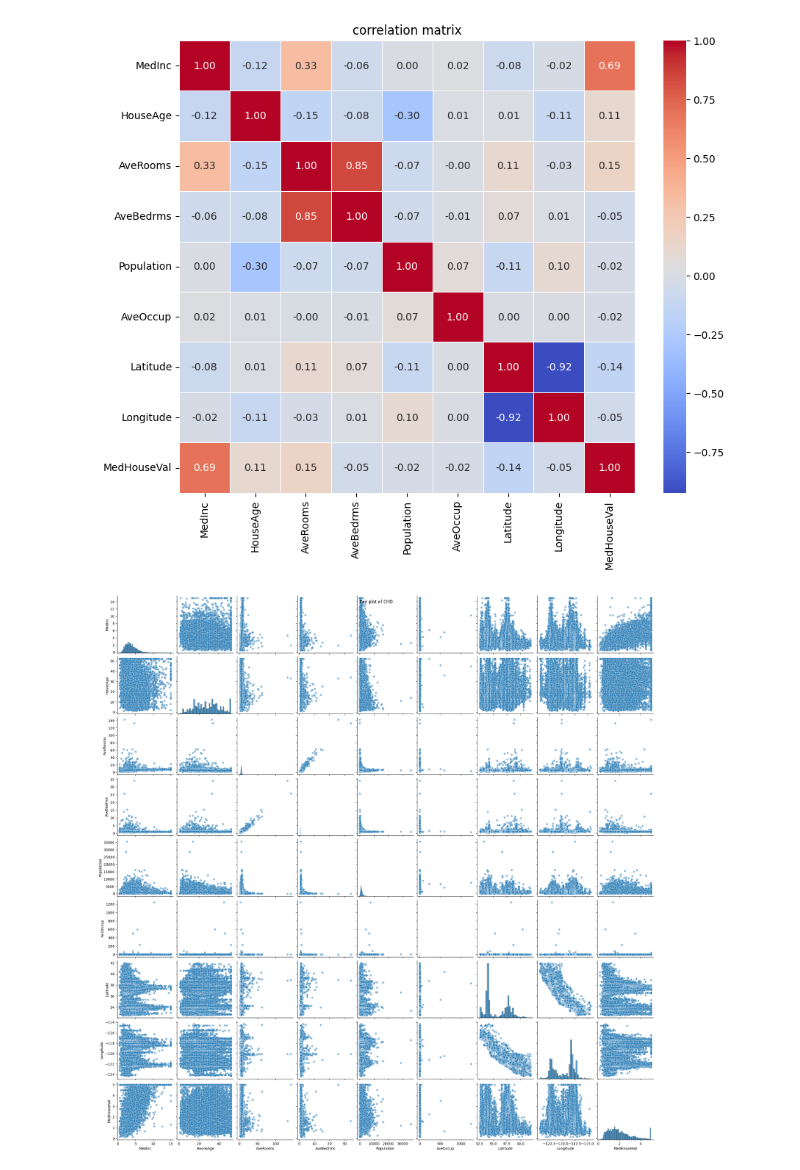
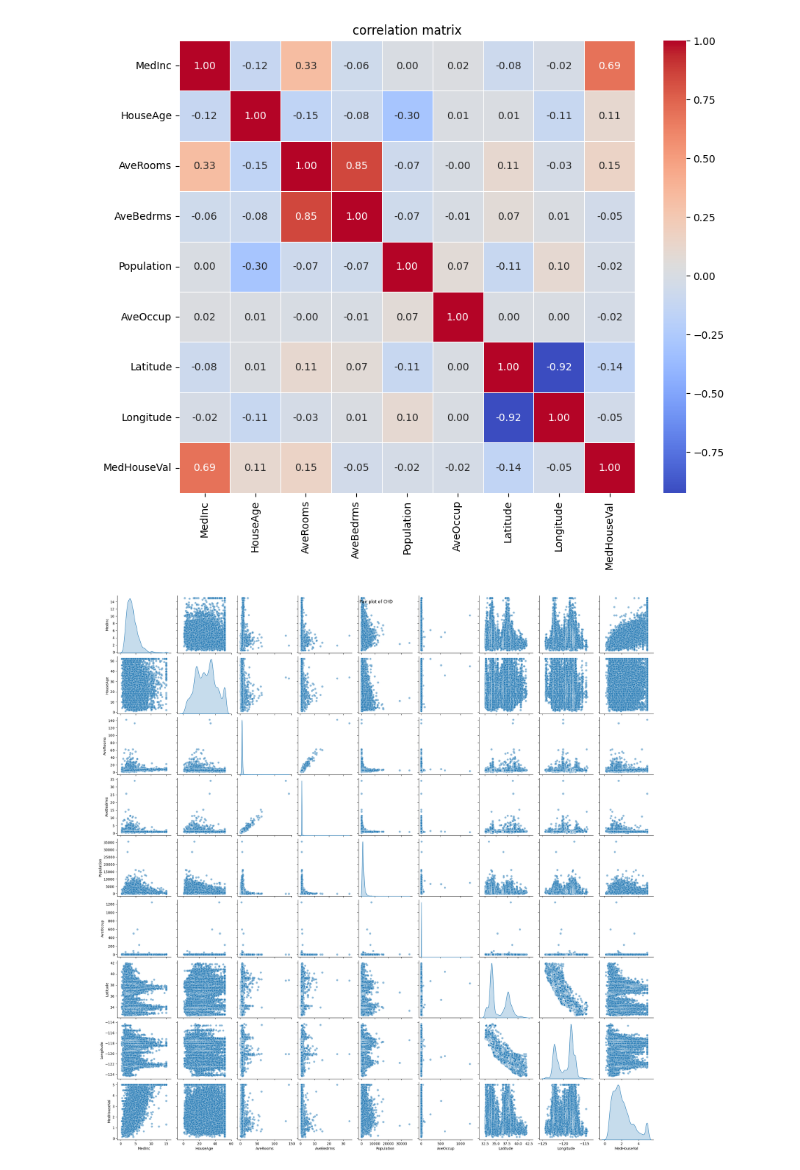
Before and after one commit to Bhaanavee/california_housing, a Jupyter notebook: Ml_prog2.ipynb, the cells around one changed output. Drawn from its saved outputs; the diff is of its cells as text; code cells hidden in the pictures.

```diff
--- a/Ml_prog2.ipynb
+++ b/Ml_prog2.ipynb
@@ -22,8 +22,8 @@ plt.show()
 # %% [output]
 [figure]
 # %%
-sns.pairplot(data, diag_kind='hist', plot_kws={'alpha':0.5})
+sns.pairplot(data, diag_kind='kde', plot_kws={'alpha':0.5})
 plt.suptitle("Pair plot of CHD")
 plt.show()
 # %% [output]
-[figure, old version]
+[figure, new version]
```
Also changed, not shown: 1 other file.
